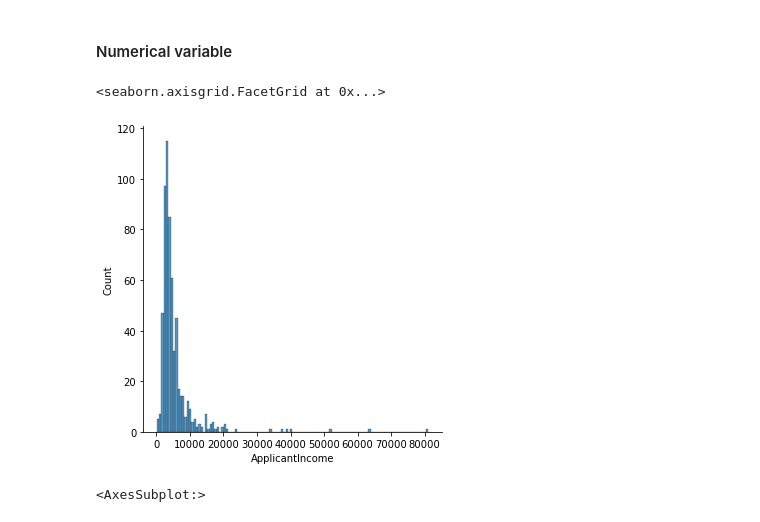
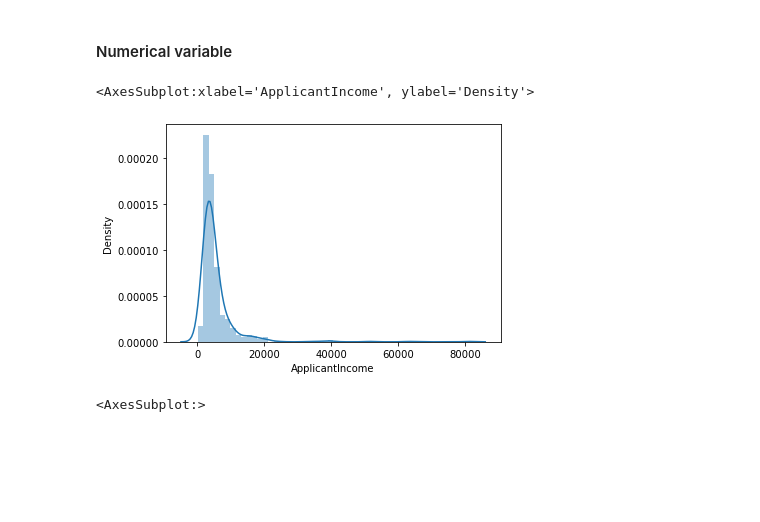
Before and after one commit to kariswanjiru/loan-prediction-hackathon, a Jupyter notebook: loan-prediction.ipynb, the cells around one changed output. Drawn from its saved outputs; the diff is of its cells as text; code cells hidden in the pictures; blank space fills up the shorter version.

```diff
--- a/loan-prediction.ipynb
+++ b/loan-prediction.ipynb
@@ -195,10 +164,10 @@ most of the loan applicants are from semi urban areas
 # %% [markdown]
 #### Numerical variable
 # %%
-sns.displot(train.ApplicantIncome)
+sns.distplot(train.ApplicantIncome)
 # %% [output]
-<seaborn.axisgrid.FacetGrid at 0x...>
+<AxesSubplot:xlabel='ApplicantIncome', ylabel='Density'>
-[figure, old version]
+[figure, new version]
 # %%
 train.ApplicantIncome.plot.box()
 # %% [output]
```
Also changed, not shown: parts of 9 cells of this notebook, 1 other file.
